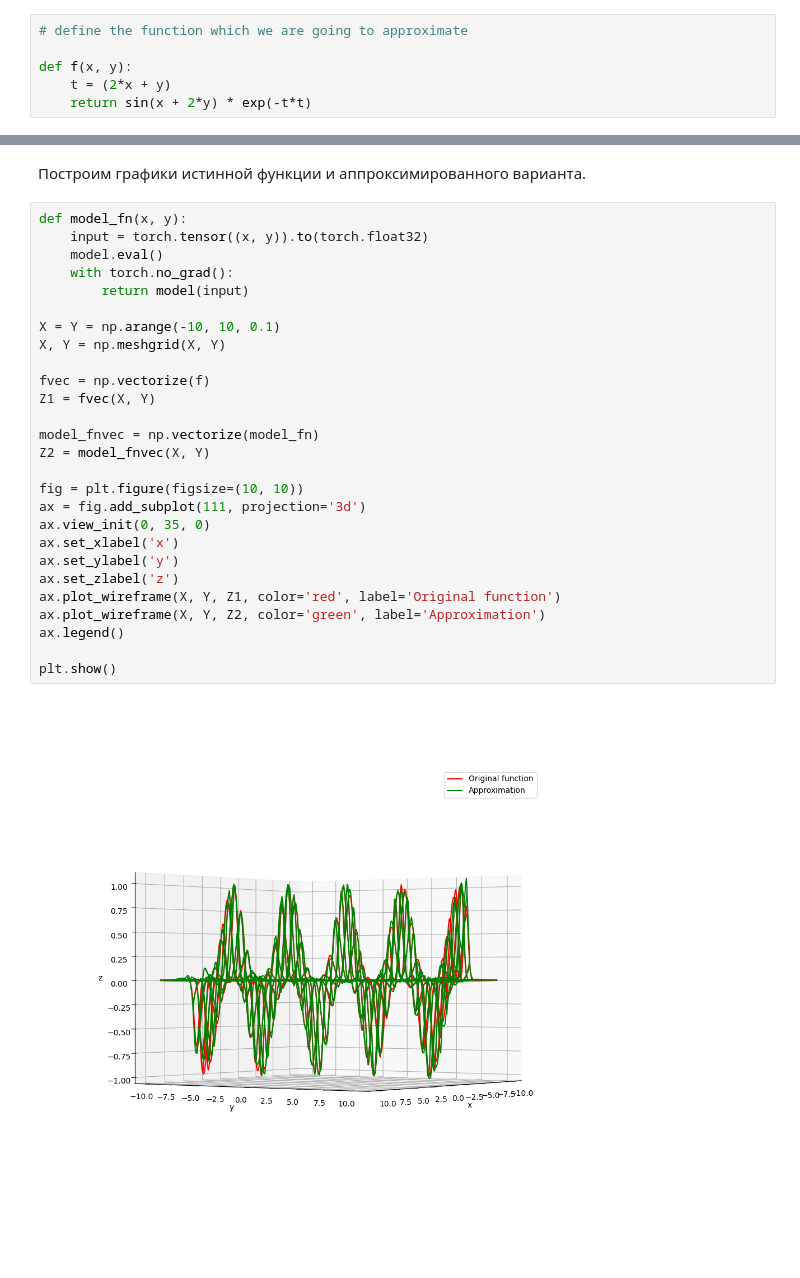
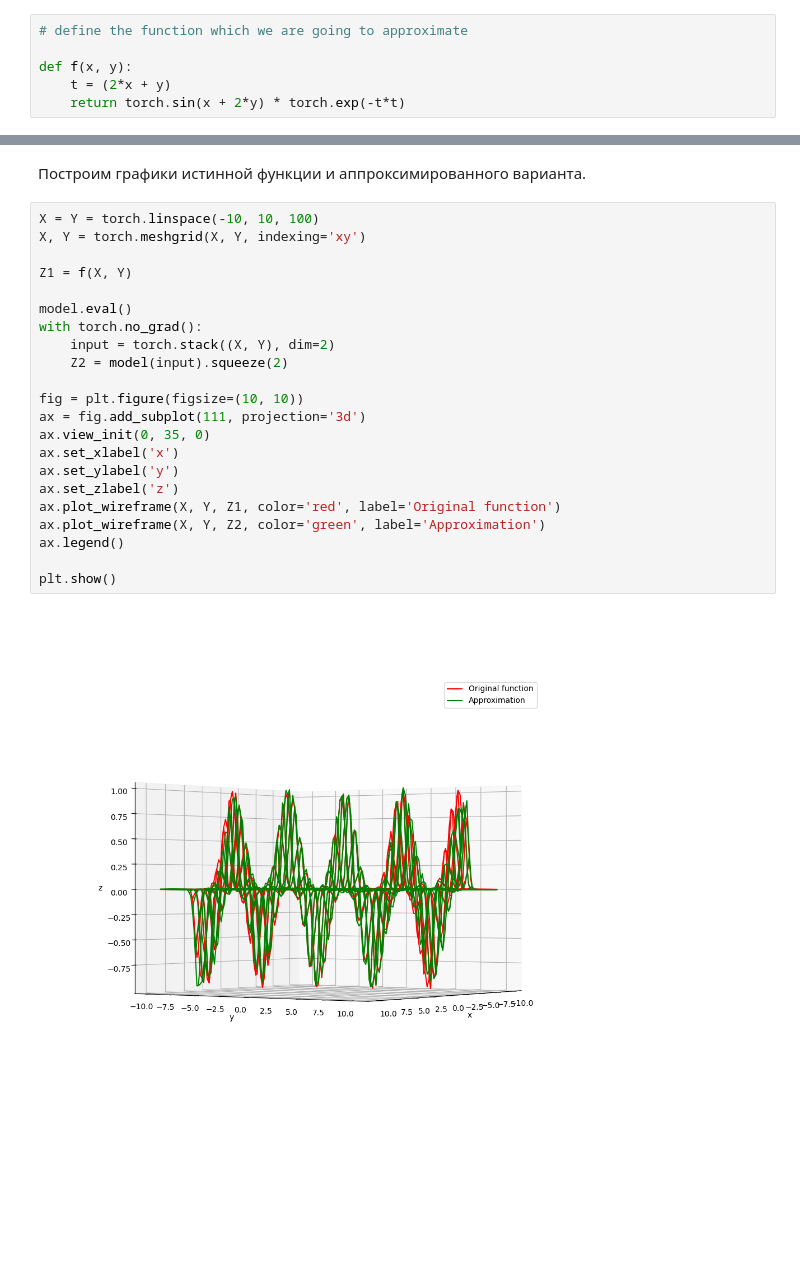
Before and after one commit to vpiatukhou/otus-nlp-homeworks, a Jupyter notebook: otus-ml-hw-02.ipynb, the cells around one changed output, grey strips where cells are left out. Drawn from its saved outputs; the diff is of its cells as text; blank space fills up the shorter version.

```diff
--- a/otus-ml-hw-02.ipynb
+++ b/otus-ml-hw-02.ipynb
@@ -27,7 +27,7 @@ device = (
 
 def f(x, y):
     t = (2*x + y)
-    return sin(x + 2*y) * exp(-t*t)
+    return torch.sin(x + 2*y) * torch.exp(-t*t)
 # %%
 # define a dataset class - it is just a wrapper for the data
 
@@ -178,31 +178,26 @@ plt.show()
 # %% [markdown]
 Построим графики истинной функции и аппроксимированного варианта.
 # %%
-def model_fn(x, y):
-    input = torch.tensor((x, y)).to(torch.float32)
-    model.eval()
-    with torch.no_grad():
-        return model(input)
+X = Y = torch.linspace(-10, 10, 100)
+X, Y = torch.meshgrid(X, Y, indexing='xy')
 
-X = Y = np.arange(-10, 10, 0.1)
-X, Y = np.meshgrid(X, Y)
+Z1 = f(X, Y)
 
-fvec = np.vectorize(f)
-Z1 = fvec(X, Y)
-
-model_fnvec = np.vectorize(model_fn)
-Z2 = model_fnvec(X, Y)
+model.eval()
+with torch.no_grad():
+    input = torch.stack((X, Y), dim=2)
+    Z2 = model(input).squeeze(2)
 
 fig = plt.figure(figsize=(10, 10))
 ax = fig.add_subplot(111, projection='3d')
 ax.view_init(0, 35, 0)
 ax.set_xlabel('x')
 ax.set_ylabel('y')
 ax.set_zlabel('z')
 ax.plot_wireframe(X, Y, Z1, color='red', label='Original function')
 ax.plot_wireframe(X, Y, Z2, color='green', label='Approximation')
 ax.legend()
 
 plt.show()
 # %% [output]
-[figure, old version]
+[figure, new version]
```
Also changed, not shown: parts of 3 cells of this notebook.
